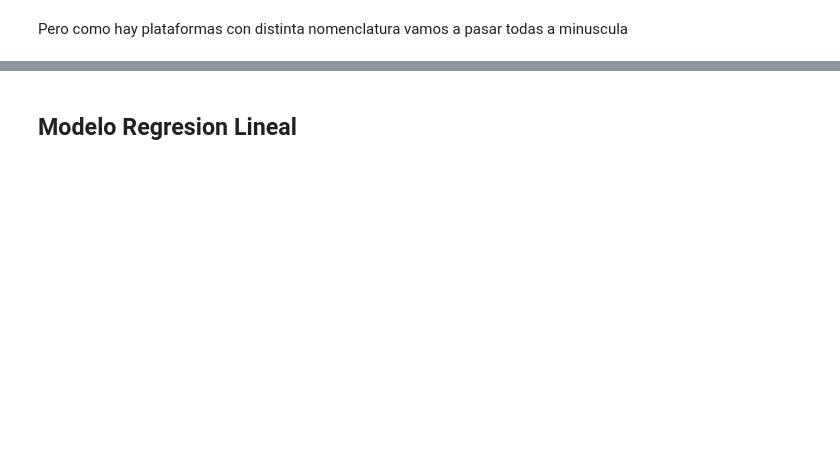
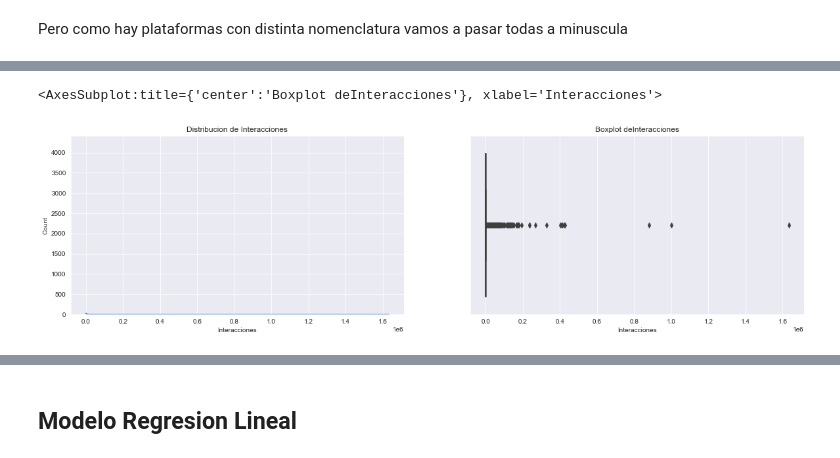
Before and after one commit to agustinajaz/tpfinal, a Jupyter notebook: trabajo_practico/trabajo_practico.ipynb, the cells around one changed output, grey strips where cells are left out. Saved outputs shown, nothing was run; the diff lists cells and outputs as text; code cells hidden in the pictures; blank space fills up the shorter version.

```diff
--- a/trabajo_practico/trabajo_practico.ipynb
+++ b/trabajo_practico/trabajo_practico.ipynb
@@ -544,0 +588,13 @@ Enco..
+# %%
+variable = 'Interacciones'
+
+fig, ax = plt.subplots(1,2,figsize=(20,5))
+
+ax[0].set_title(f"Distribucion de {variable}")
+sns.histplot(data = data_resultados, x = f"{variable}", kde=True, ax = ax[0])
+
+ax[1].set_title(f"Boxplot de{variable}")
+sns.boxplot(data = data_resultados, x = f"{variable}", ax=ax[1])
+# %% [output]
+<AxesSubplot:title={'center':'Boxplot deInteracciones'}, xlabel='Interacciones'>
+[figure, added]
```
Also changed, not shown: parts of 71 cells of this notebook.
